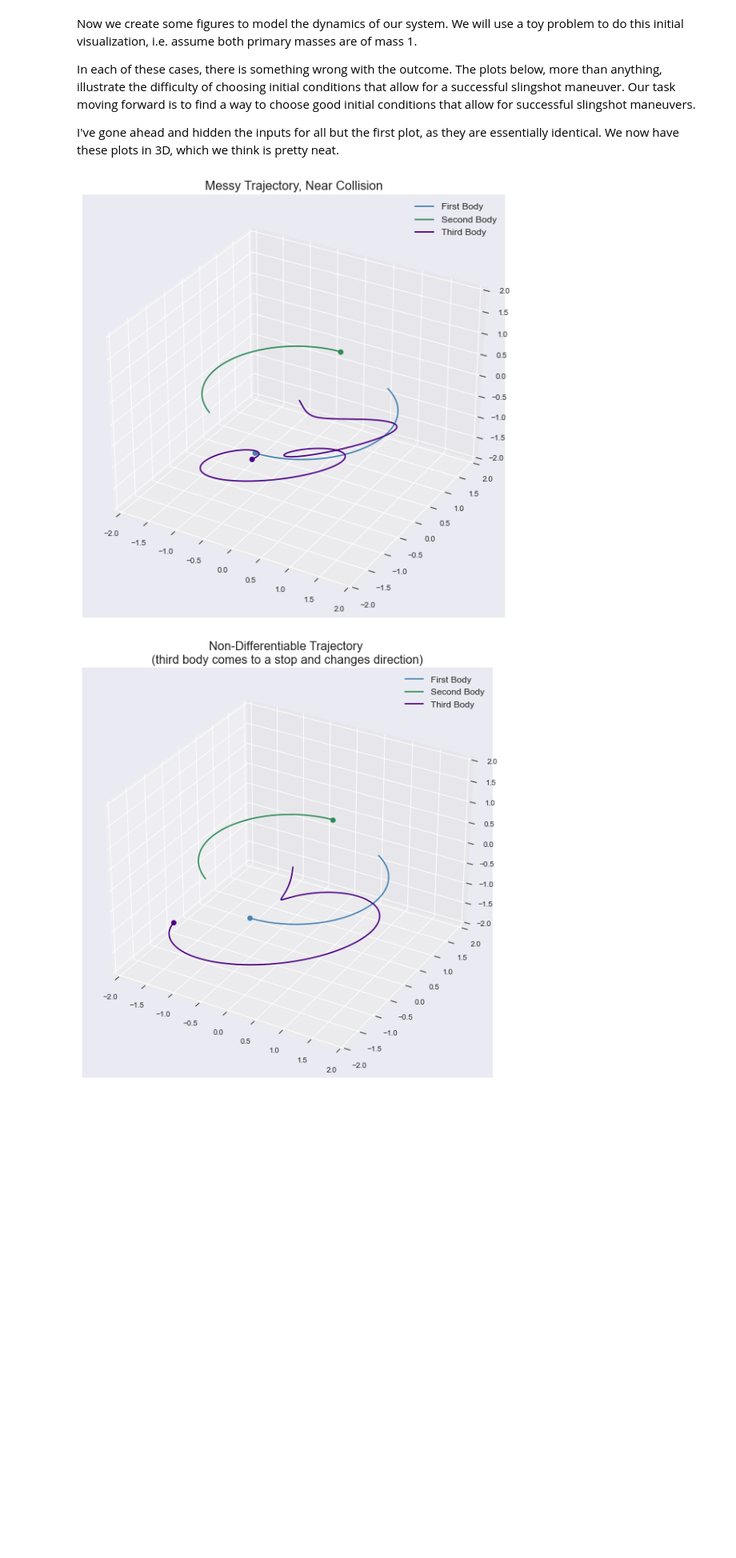
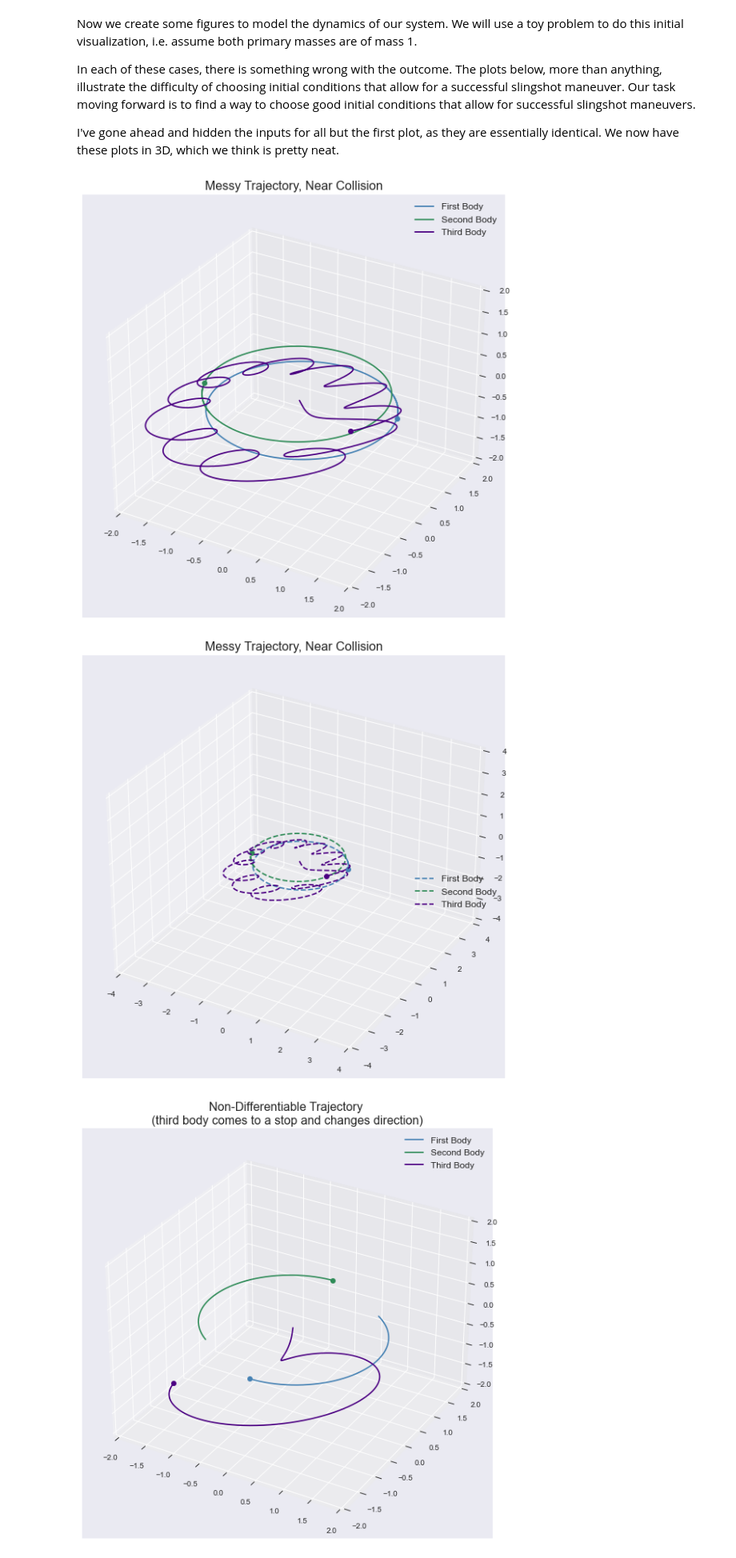
Before and after one commit to samcochran/optimal-spacecraft-control, a Jupyter notebook: Code/project.ipynb, the cells around one changed output. Shown at 80% size. Saved outputs shown, nothing was run; the diff lists cells and outputs as text; code cells hidden in the pictures; blank space fills up the shorter version.

```diff
--- a/Code/project.ipynb
+++ b/Code/project.ipynb
@@ -60,21 +60,22 @@ I've gone ahead and hidden the inputs for all but the first plot, as they are es
 # %%
 # Set up initial conditions and parameters
 t0 = 0
-tf = 10
+tf = 25
 init = np.array([1, 1, 0, # Position 1
                  -1, -1, 0, # Position 2
                  0, 0, 0, # Position 3
                  .35, -.25, 0, # Velocity/Momentum 1
                  -.35, .25, 0, # Velocity/Momentum 2
                  .3, -.3, 0]) # Velocity 3
 
 # Solve the system
 sol = solve_ivp(gravity_acceleration, (t0, tf), init, t_eval= np.linspace(t0, tf, 10000)).y
 
 plot_sol3d(sol, 'Messy Trajectory, Near Collision', lim=(-2, 2))
-# animate_solution(sol, 'Messy Trajectory, Near Collision', 'messy', skip=40)
+animate_sol3d(sol, 'Messy Trajectory, Near Collision', 'messy', skip=40, lim=(-4, 4))
 # %% [output]
-[figure, old version]
+[figure, new version]
+[figure, added]
 # %%
 # Set up initial conditions and parameters
 t0 = 0
```
Also changed, not shown: 1 other file.
